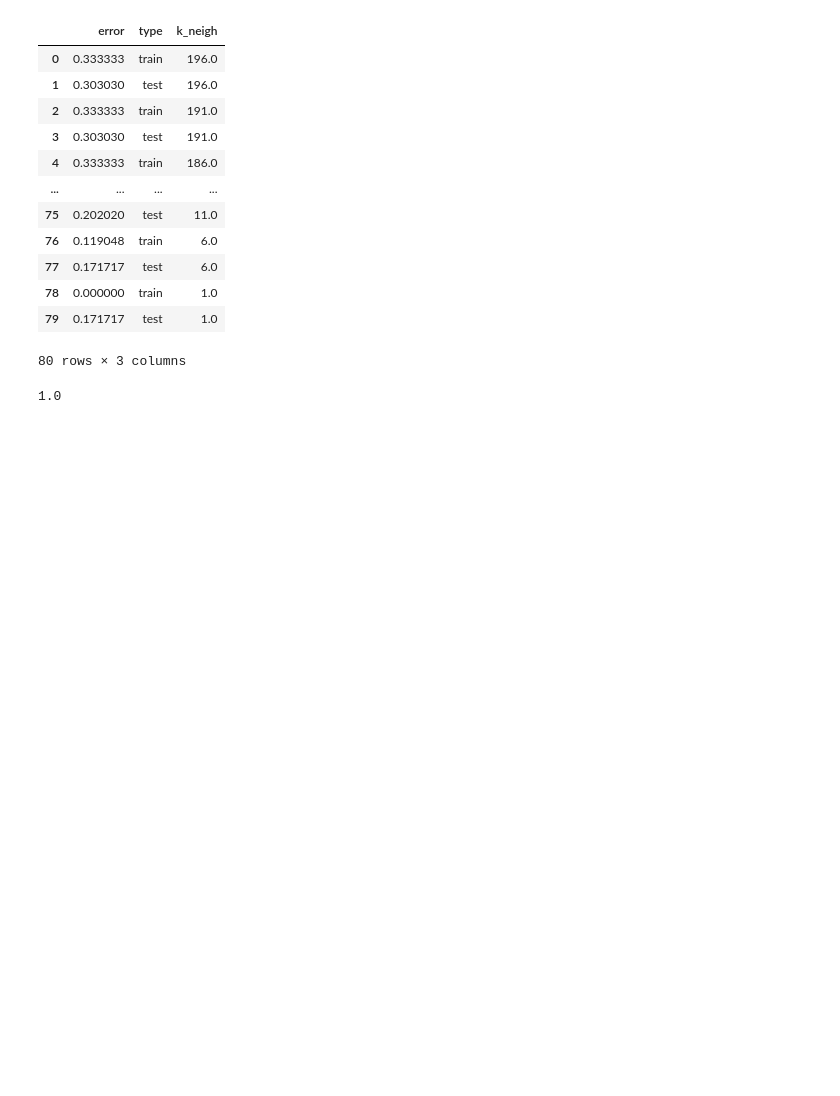
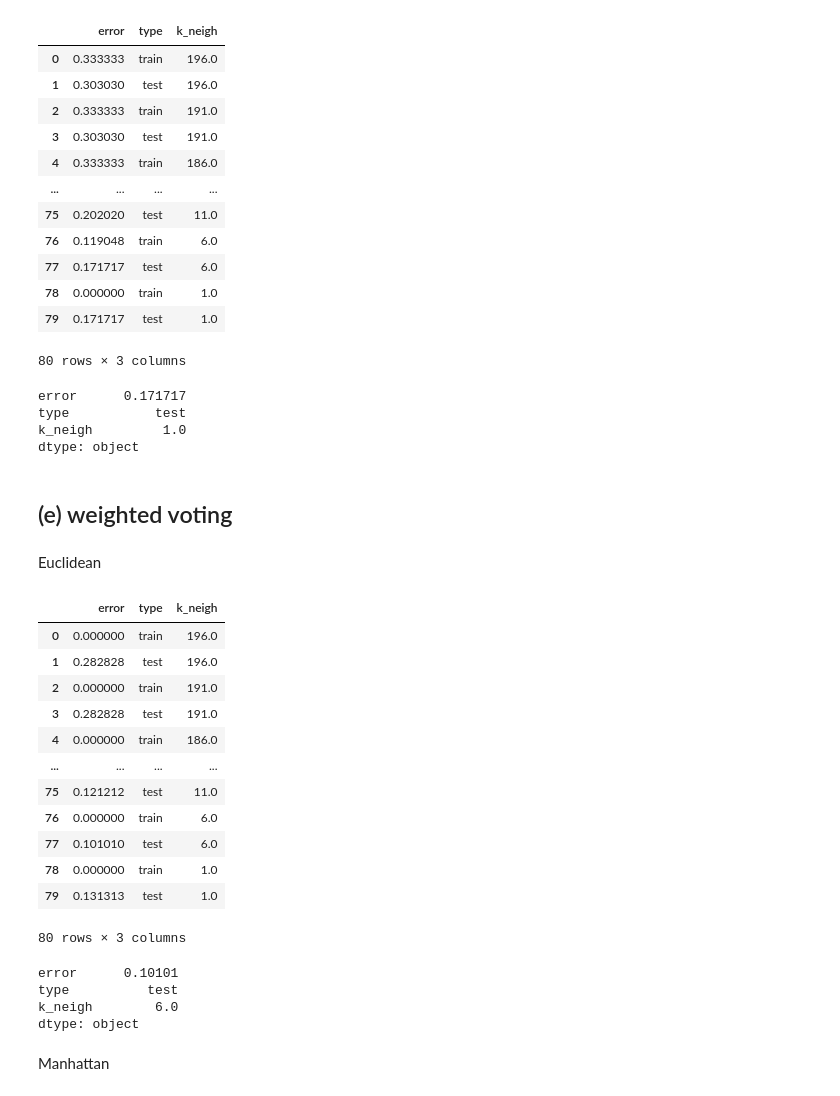
Before and after one commit to SrihithaReddy13/DSCI552FALL22, a Jupyter notebook: HW1/notebook/HW1.ipynb, the cells around one changed output. Drawn from its saved outputs; the diff is of its cells as text; code cells hidden in the pictures; blank space fills up the shorter version.

```diff
--- a/HW1/notebook/HW1.ipynb
+++ b/HW1/notebook/HW1.ipynb
@@ -376,6 +392,50 @@ errors
 | 79 | 0.171717 | test | 1.0 |
 80 rows × 3 columns
 # %%
-errors[errors['error']==errors[errors['type']=='test']['error'].min()]['k_neigh'].min()
+errors[errors['error']==errors[errors['type']=='test']['error'].min()].min()
 # %% [output]
-1.0
+error      0.171717
+type           test
+k_neigh         1.0
+dtype: object
+# %% [markdown]
+## (e) weighted voting
+# %% [markdown]
+Euclidean
+# %%
+def predictions_k_neigh(k, data):
+    clf = KNeighborsClassifier(n_neighbors=k,metric='euclidean', weights='distance')
+    clf.fit(train.iloc[:,:-1], train.iloc[:,-1:].values.ravel())
+    return clf.predict(data)
+# %%
+errors = pd.DataFrame({'error':[],'type':[],'k_neigh':[]})
+for i in range(196,-4,-5):
+    #train_error = 1-accuracy_score(train.iloc[:,-1:], predictions_k_neigh(i, train.iloc[:,:-1]))
+    test_error = 1-accuracy_score(test.iloc[:,-1:], predictions_k_neigh(i, test.iloc[:,:-1]))
+    k_neigh = int(i)
+    #errors=pd.concat([errors, pd.DataFrame({'error':[train_error],'type':['train'],'k_neigh':[k_neigh]})], ignore_index=True)
+    errors=pd.concat([errors, pd.DataFrame({'error':[test_error],'type':['test'],'k_neigh':[k_neigh]})], ignore_index=True)
+errors
+# %% [output]
+|  | error | type | k_neigh |
+| 0 | 0.000000 | train | 196.0 |
+| 1 | 0.282828 | test | 196.0 |
+| 2 | 0.000000 | train | 191.0 |
+| 3 | 0.282828 | test | 191.0 |
+| 4 | 0.000000 | train | 186.0 |
+| ... | ... | ... | ... |
+| 75 | 0.121212 | test | 11.0 |
+| 76 | 0.000000 | train | 6.0 |
+| 77 | 0.101010 | test | 6.0 |
+| 78 | 0.000000 | train | 1.0 |
+| 79 | 0.131313 | test | 1.0 |
+80 rows × 3 columns
+# %%
+errors[errors['error']==errors[errors['type']=='test']['error'].min()].min()
+# %% [output]
+error      0.10101
+type          test
+k_neigh        6.0
+dtype: object
+# %% [markdown]
+Manhattan
```
Also changed, not shown: parts of 13 cells of this notebook.
